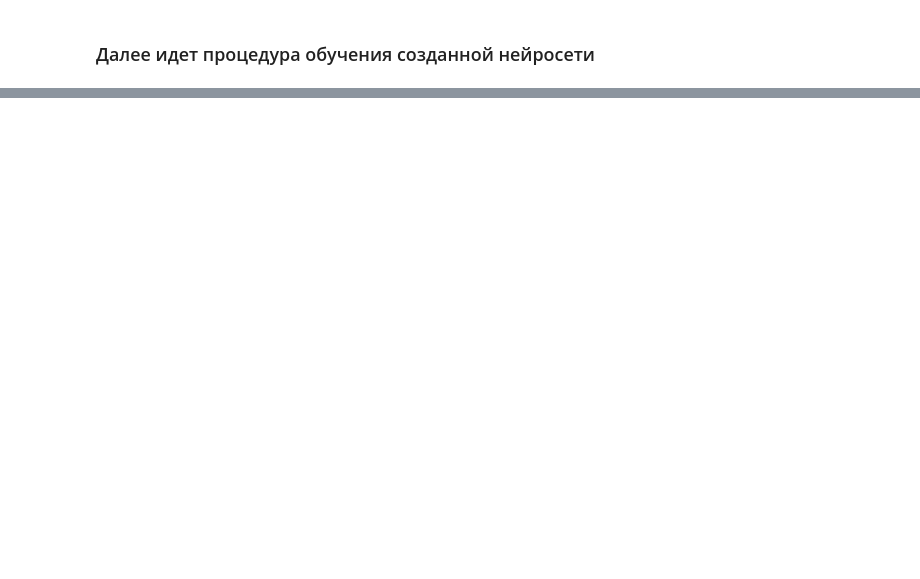
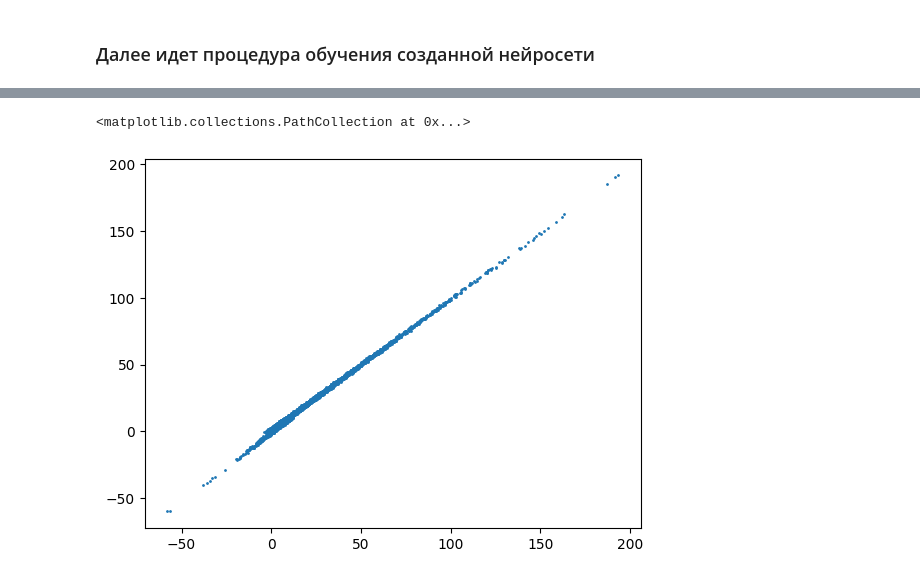
Before and after one commit to Mikhaelyes/Diploma_ocean, a Jupyter notebook: Study_programms/HW_linear_regression/HW01.ipynb, the cells around one changed output, grey strips where cells are left out. Drawn from its saved outputs; the diff is of its cells as text; code cells hidden in the pictures; blank space fills up the shorter version.

```diff
--- a/Study_programms/HW_linear_regression/HW01.ipynb
+++ b/Study_programms/HW_linear_regression/HW01.ipynb
@@ -279,11 +284,11 @@ class Identity(Differentiable):
 
     def backward(self, usg):
         # Этот метод реализует вычисление компоненты градиента функции потерь
-        return None
+        return usg
 
     def forward(self, X):
         # этот метод предназначен для вычисления функции активации
-        return None
+        return X
 # %%
 class NN(Differentiable):
     def __init__(self):
@@ -318,13 +333,19 @@ class Loss(Differentiable):
     def forward(self, mu, y):
         # Этот метод будет вычислять нейросеть на данных X
         ### YOUR CODE HERE
-        # l = ...
+        d = self.dev(mu, y)
+        l = self.mse(d)
         return l
 
-    def backward(self, usg):
+    # def backward(self, usg):
+    def backward(self):
         grad = None
         ### YOUR CODE HERE
-        # grad = ...
+        grad = self.mse.backward()
+        # print('1', grad.shape)
+        grad = self.dev.backward(grad)
+        # print('2', grad.shape)
+
         return grad
 # %%
 def clip_by_norm(grad, max_norm = 1.0):
@@ -353,19 +377,20 @@ epochs = 10000
 loss_history = []
 pbar = tqdm(total=epochs)
 for epoch in range(epochs):
-    mu = None
-    loss_value = None
-    grad = None
-    grad = clip_by_norm(grad, 1.0)
+    # mu = None
+    # loss_value = None
+    # grad = None
+    # grad = clip_by_norm(grad, 1.0)
 
     ### YOUR CODE HERE
-    # mu = ...
-    # loss_value = ...
-    # grad = ...
-    # grad = clip_by_norm(grad, 10)
+    mu = network(Xtr)
+    loss_value = loss_fn(mu, ytr)
+    grad = network.backward(usg=loss_fn.backward())
+    grad = clip_by_norm(grad, 10)
 
     # update network parameters
-    # network.l1.theta = ... + ...
+    network.l1.theta = network.l1.theta + learning_rate * grad
+    # print(network.l1.theta)
     loss_history.append(loss_value)
     pbar.update(1)
     pbar.set_postfix({'loss': loss_value})
@@ -379,4 +406,7 @@ plt.yscale('log')
 mu = network(Xtr)
 # %%
 # отобразите диаграмму y(y_true) для оценки соответствия полученного решения известному
-plt.scatter(ytr, mu, s=1)
+plt.scatter(list(ytr), list(mu), s=1)
+# %% [output]
+<matplotlib.collections.PathCollection at 0x...>
+[figure, added]
```
Also changed, not shown: parts of 15 cells of this notebook.
